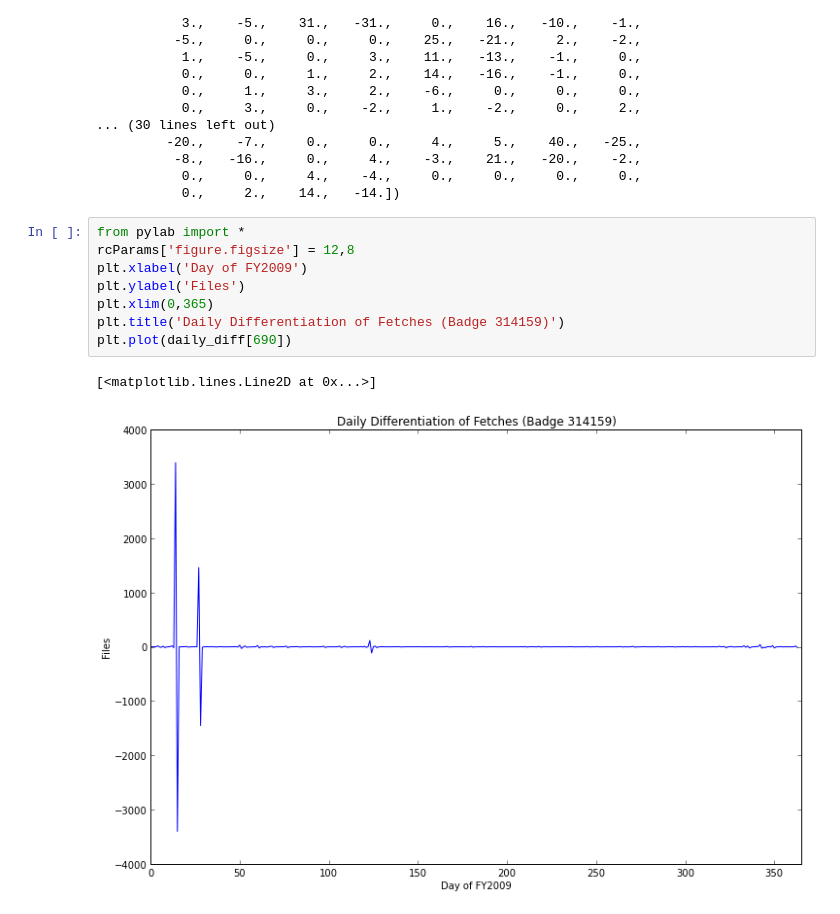
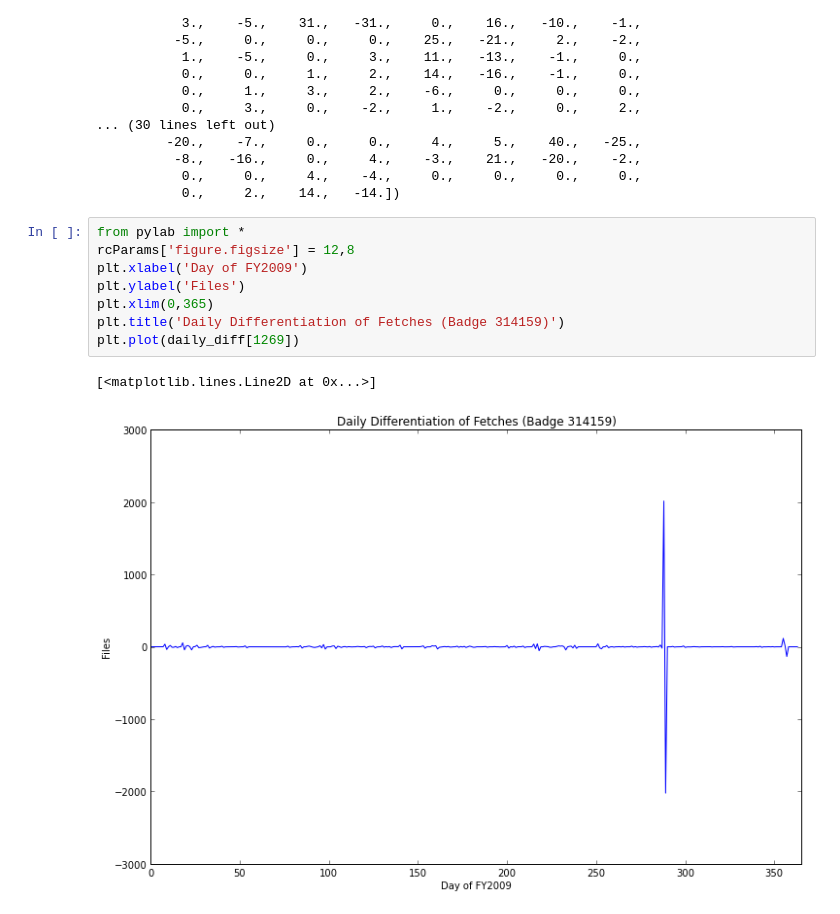
Before and after one commit to svkerr/Aerolink_Ubuntu, a Jupyter notebook: aerolink_daily_analysis.ipynb, the cells around one changed output. Cells and saved outputs as stored; diff of their text form.

```diff
--- a/aerolink_daily_analysis.ipynb
+++ b/aerolink_daily_analysis.ipynb
@@ -210,11 +221,11 @@ array([    0.,     0.,     0.,     0.,    18.,    -3.,   -10.,    12.,
 # %%
 from pylab import *
 rcParams['figure.figsize'] = 12,8
 plt.xlabel('Day of FY2009')
 plt.ylabel('Files')
 plt.xlim(0,365)
 plt.title('Daily Differentiation of Fetches (Badge 314159)')
-plt.plot(daily_diff[690])
+plt.plot(daily_diff[1269])
 # %% [output]
 [<matplotlib.lines.Line2D at 0x...>]
-[figure, old version]
+[figure, new version]
```
Also changed, not shown: parts of 11 cells of this notebook.
